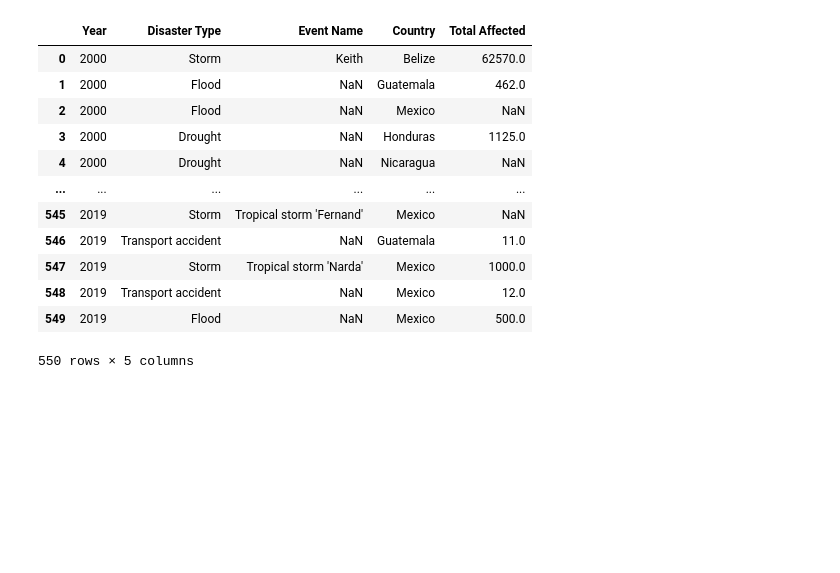
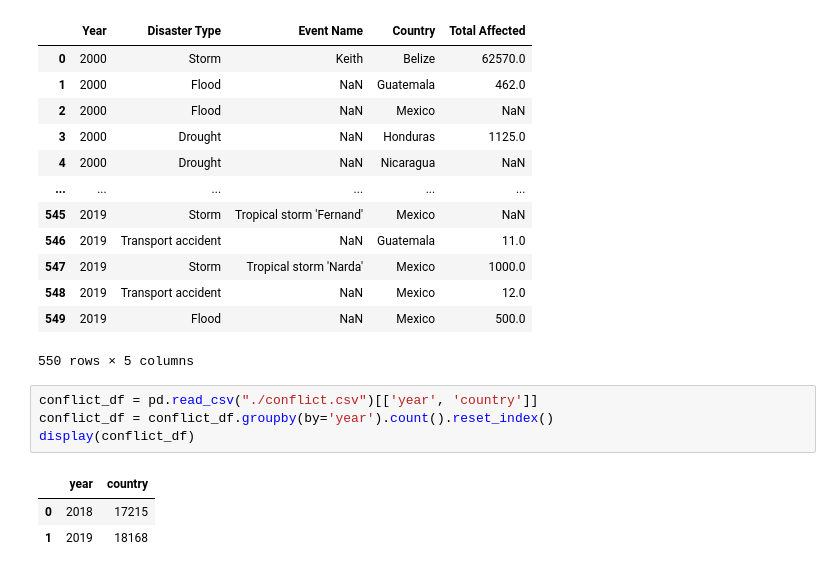
Before and after one commit to opheeelia/11.154-proj-pathways, a Jupyter notebook: data/ContextParsing.ipynb, the cells around one changed output. Drawn from its saved outputs; the diff is of its cells as text; blank space fills up the shorter version.

```diff
--- a/data/ContextParsing.ipynb
+++ b/data/ContextParsing.ipynb
@@ -22,3 +22,11 @@ df.to_csv('./naturalDisasters.csv')
 | 548 | 2019 | Transport accident | NaN | Mexico | 12.0 |
 | 549 | 2019 | Flood | NaN | Mexico | 500.0 |
 550 rows × 5 columns
+# %%
+conflict_df = pd.read_csv("./conflict.csv")[['year', 'country']]
+conflict_df = conflict_df.groupby(by='year').count().reset_index()
+display(conflict_df)
+# %% [output]
+|  | year | country |
+| 0 | 2018 | 17215 |
+| 1 | 2019 | 18168 |
```
Also changed, not shown: 4 other files.
